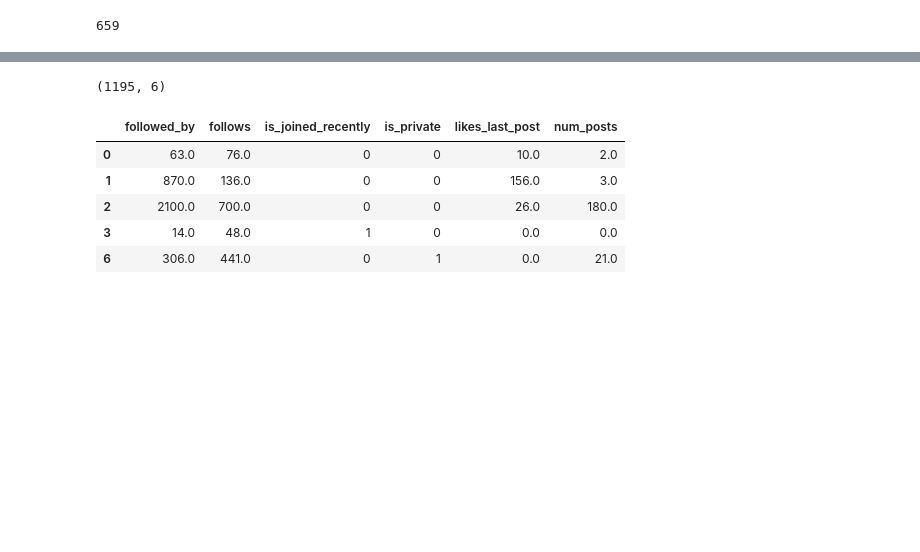
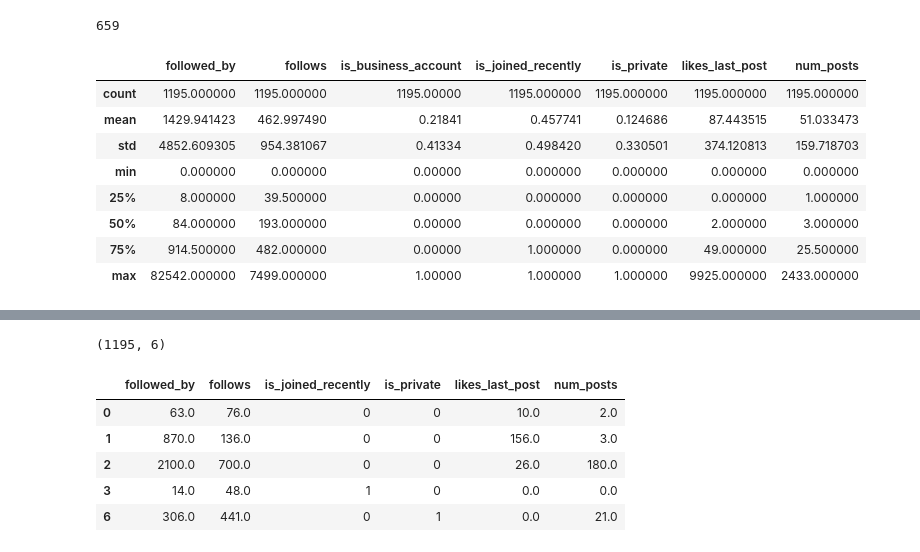
Before and after one commit to liyingli0818/instagram_account_type_predictor, a Jupyter notebook: fcc_model.ipynb, the cells around one changed output, grey strips where cells are left out. Cells and saved outputs as stored; diff of their text form; code cells hidden in the pictures; blank space fills up the shorter version.

```diff
--- a/fcc_model.ipynb
+++ b/fcc_model.ipynb
@@ -80,0 +84,12 @@ df_dropped[58:59]
+# %%
+df_dropped.describe()
+# %% [output]
+|  | followed_by | follows | is_business_account | is_joined_recently | is_private | likes_last_post | num_posts |
+| count | 1195.000000 | 1195.000000 | 1195.00000 | 1195.000000 | 1195.000000 | 1195.000000 | 1195.000000 |
+| mean | 1429.941423 | 462.997490 | 0.21841 | 0.457741 | 0.124686 | 87.443515 | 51.033473 |
+| std | 4852.609305 | 954.381067 | 0.41334 | 0.498420 | 0.330501 | 374.120813 | 159.718703 |
+| min | 0.000000 | 0.000000 | 0.00000 | 0.000000 | 0.000000 | 0.000000 | 0.000000 |
+| 25% | 8.000000 | 39.500000 | 0.00000 | 0.000000 | 0.000000 | 0.000000 | 1.000000 |
+| 50% | 84.000000 | 193.000000 | 0.00000 | 0.000000 | 0.000000 | 2.000000 | 3.000000 |
+| 75% | 914.500000 | 482.000000 | 0.00000 | 1.000000 | 0.000000 | 49.000000 | 25.500000 |
+| max | 82542.000000 | 7499.000000 | 1.00000 | 1.000000 | 1.000000 | 9925.000000 | 2433.000000 |
```
Also changed, not shown: parts of 5 cells of this notebook, 17 other files.
